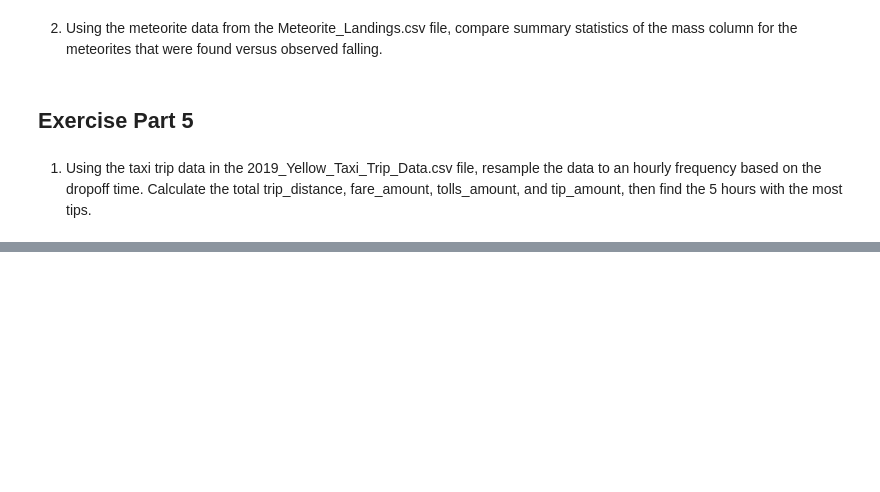
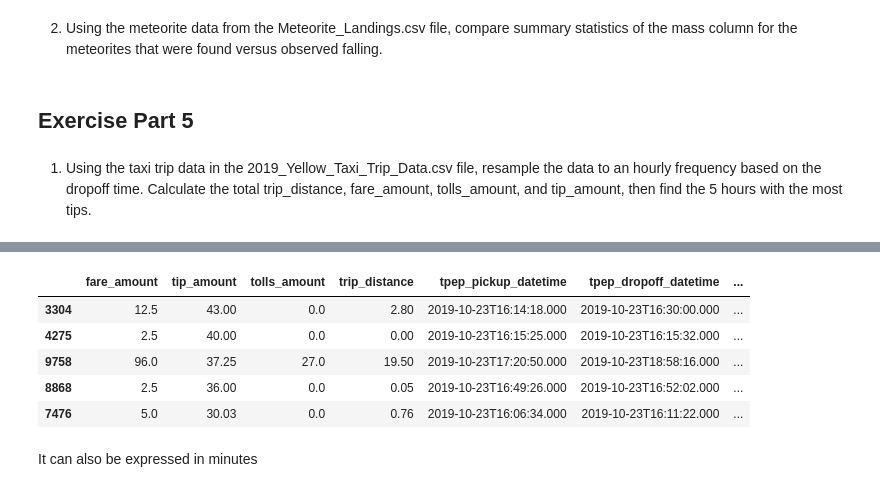
Before and after one commit to leon-pscl/CPE311_Computational-Thinking-with-Python, a Jupyter notebook: Midterm/Seatwork 7.2.ipynb, the cells around one changed output, grey strips where cells are left out. Drawn from its saved outputs; the diff is of its cells as text; code cells hidden in the pictures; blank space fills up the shorter version.

```diff
--- a/Midterm/Seatwork 7.2.ipynb
+++ b/Midterm/Seatwork 7.2.ipynb
@@ -71,0 +129,4 @@ pivot.head()
+# %%
+filter_taxi['time_pickup'] = pd.to_datetime(filter_taxi['time_pickup'], format='%H:%M:%S.%f')
+# %%
+filter_taxi['time_dropoff'] = pd.to_datetime(filter_taxi['time_dropoff'], format='%H:%M:%S.%f')
@@ -71,0 +145,14 @@ pivot.head()
+# %%
+#subtracting pickup time from dropoff time
+filter_taxi['hour_diff'] = (filter_taxi['time_dropoff'] - filter_taxi['time_pickup']).dt.total_seconds() / 3600
+# %%
+filter_taxi.head()
+# %% [output]
+|  | fare_amount | tip_amount | tolls_amount | trip_distance | tpep_pickup_datetime | tpep_dropoff_datetime | ... |
+| 3304 | 12.5 | 43.00 | 0.0 | 2.80 | 2019-10-23T16:14:18.000 | 2019-10-23T16:30:00.000 | ... |
+| 4275 | 2.5 | 40.00 | 0.0 | 0.00 | 2019-10-23T16:15:25.000 | 2019-10-23T16:15:32.000 | ... |
+| 9758 | 96.0 | 37.25 | 27.0 | 19.50 | 2019-10-23T17:20:50.000 | 2019-10-23T18:58:16.000 | ... |
+| 8868 | 2.5 | 36.00 | 0.0 | 0.05 | 2019-10-23T16:49:26.000 | 2019-10-23T16:52:02.000 | ... |
+| 7476 | 5.0 | 30.03 | 0.0 | 0.76 | 2019-10-23T16:06:34.000 | 2019-10-23T16:11:22.000 | ... |
+# %% [markdown]
+It can also be expressed in minutes
```
Also changed, not shown: parts of 15 cells of this notebook.
